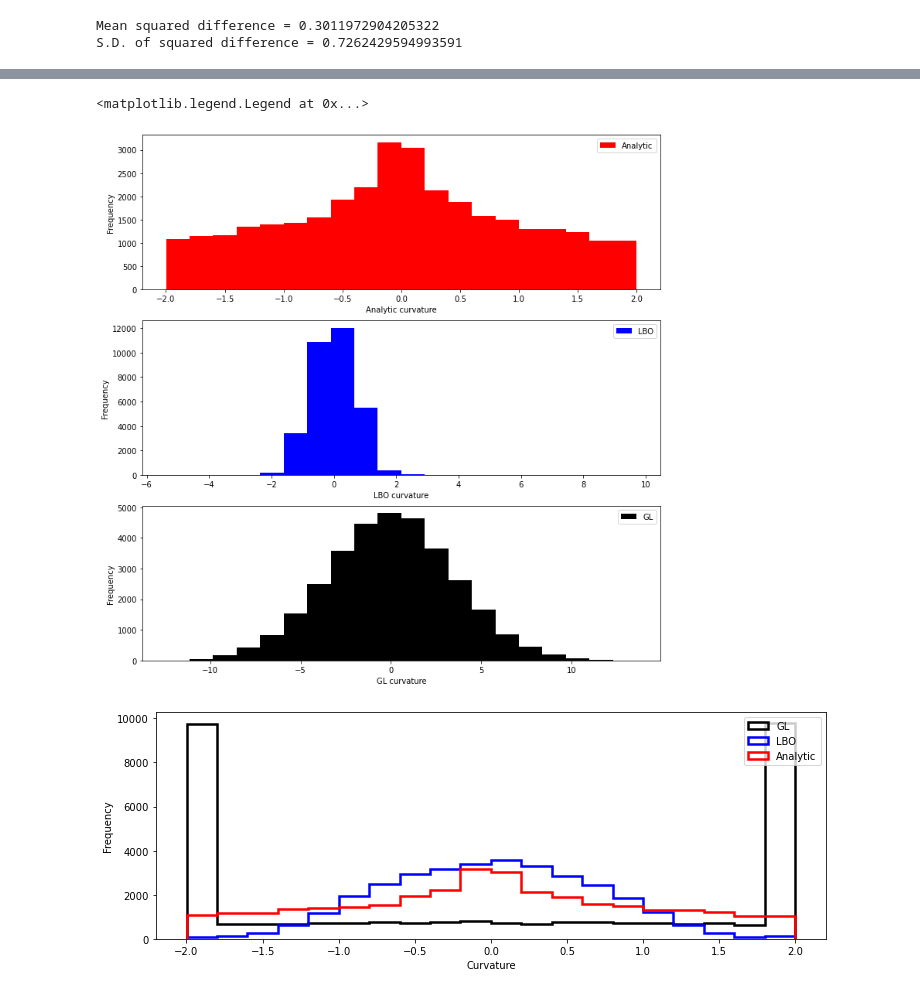
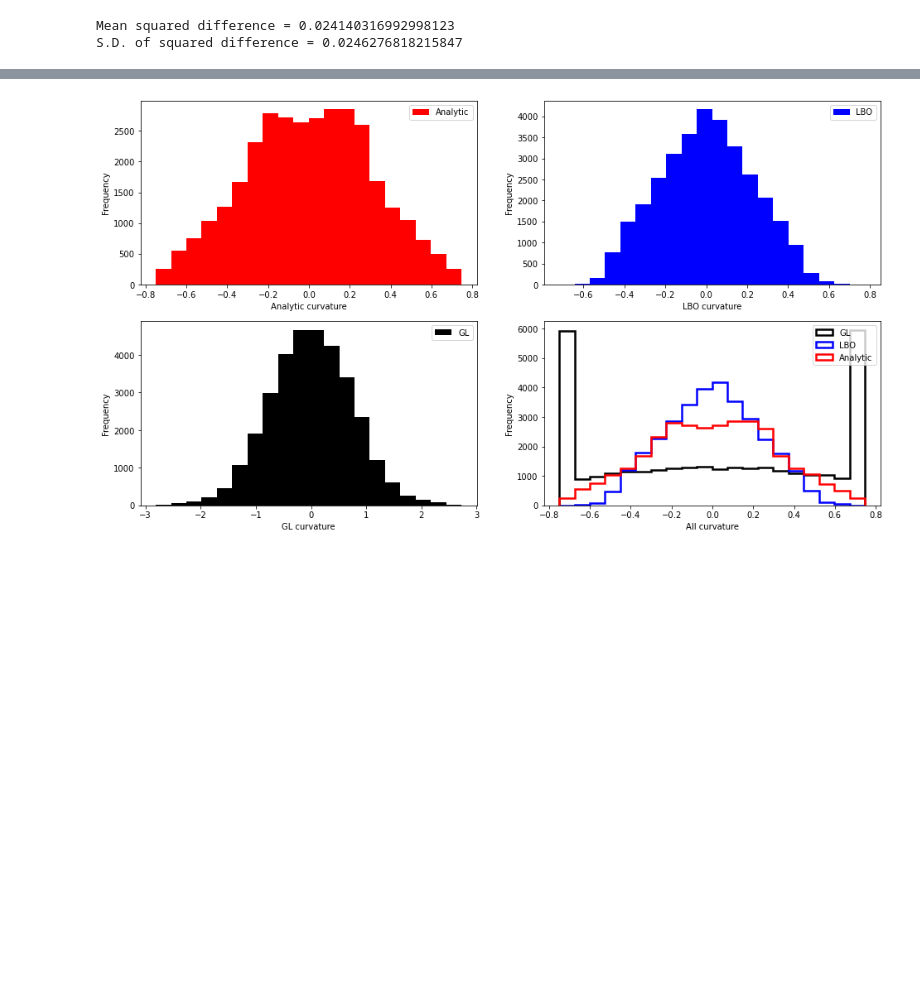
Before and after one commit to jackt3/igl_testing, a Jupyter notebook: visualise_lap_results.ipynb, the cells around one changed output, grey strips where cells are left out. Cells and saved outputs as stored; diff of their text form; code cells hidden in the pictures; blank space fills up the shorter version.

```diff
--- a/visualise_lap_results.ipynb
+++ b/visualise_lap_results.ipynb
@@ -14,6 +19,6 @@ def percentage_difference(x, y):
     return np.abs((x-y / y) * 100)
 # %%
 # load surface
-surface_name = '/home/ibmeuser/Documents/Data/hcp-asl/HCP_asl_min_req_mean_16_onsurface/HCA6002236/T1w/fsaverage_LR32k/HCA6002236_V1_MR.L.midthickness.32k_fs_LR.surf.gii'
+surface_name = '/home/ibmeuser/Documents/Data/hcp-asl/HCP_asl_min_req_mean_16_onsurface/HCA6002236/T1w/fsaverage_LR32k/HCA6002236_V1_MR.L.inflated.32k_fs_LR.surf.gii'
 surface = nb.load(surface_name)
 v, f = surface.agg_data()
@@ -27,6 +24,0 @@ Renderer(camera=PerspectiveCamera(children=(DirectionalLight(color='white', inte
-# %%
-# evaluate function at each vertex
-function = 'sumsincos'
-s = 1
-u = igl_testing.functions.FUNCS[function](v, s)
-mp.plot(v, f, u)
@@ -36,6 +24,0 @@ Renderer(camera=PerspectiveCamera(children=(DirectionalLight(color='white', inte
-# %%
-# get analytic curvature
-an_curv = igl_testing.curvatures.analytic_curvature(v, function, s)
-curv_min, curv_max = [an_curv.min(), an_curv.max()]
-print(f"Min curvature:{curv_min}")
-print(f"Max curvature:{curv_max}")
@@ -70,10 +77,10 @@ print(f"S.D. of squared difference = {std_sq_diff}")
 clipped_sq_diff_lbo = np.clip(sq_diff_lbo, 0, mean_sq_diff + 2*std_sq_diff)
 perc_diff_lbo = percentage_difference(lbo_u, an_curv)
 perc_max = 200
-clipped_perc_diff_lbo = np.clip(perc_diff_lbo, 0, perc_max)
+clipped_perc_diff_lbo = np.clip(perc_diff_lbo, -perc_max, perc_max)
 # %% [output]
-Mean squared difference = 0.3011972904205322
-S.D. of squared difference = 0.7262429594993591
+Mean squared difference = 0.024140316992998123
+S.D. of squared difference = 0.0246276818215847
 # %%
 # get difference between analytic and gl-estimated curvature
 sq_diff_gl = squared_difference(an_curv, gl_u)
@@ -95,22 +102,20 @@ mp.subplot(v, f, c=clipped_perc_diff_gl, s=[1, 3, 1], data=perc_diff_plots)
 # %%
 # show histograms of raw values
 nbins = 20
 colours = ('r', 'b', 'k')
-labels = ('Analytic', 'LBO', 'GL')
-fig, axs = plt.subplots(3, 1, figsize=(12, 12.5))
-for ax, label, curv, colour in zip(axs, labels, (an_curv, lbo_u, gl_u), colours):
-    ax.hist(curv, nbins, color=colour, label=label)
+labels = ('Analytic', 'LBO', 'GL', 'All')
+fig, axs = plt.subplots(2, 2, figsize=(16, 9))
+for ax, label, curv, colour in zip(axs.reshape(-1,),
+                                   labels,
+                                   (an_curv, lbo_u, gl_u, (an_curv, clipped_lbo_u, clipped_gl_u)),
+                                   (*colours, colours)):
+    if label == 'All':
+        ax.hist(curv, nbins, color=colour, label=labels, histtype='step', stacked=False, fill=False, linewidth=2.5)
+    else:
+        ax.hist(curv, nbins, color=colour, label=label)
     ax.set_xlabel(f"{label} curvature")
     ax.set_ylabel("Frequency")
     ax.legend()
-
-fig, ax = plt.subplots(figsize=(12, 12.5/3))
-ax.hist((an_curv, clipped_lbo_u, clipped_gl_u), nbins, color=colours, label=labels, histtype='step', stacked=False, fill=False, linewidth=2.5)
-ax.set_xlabel("Curvature")
-ax.set_ylabel("Frequency")
-ax.legend()
 # %% [output]
-<matplotlib.legend.Legend at 0x...>
-[figure, old version]
+[figure, new version]
-[figure, removed]
 # %%
```
Also changed, not shown: parts of 10 cells of this notebook.
